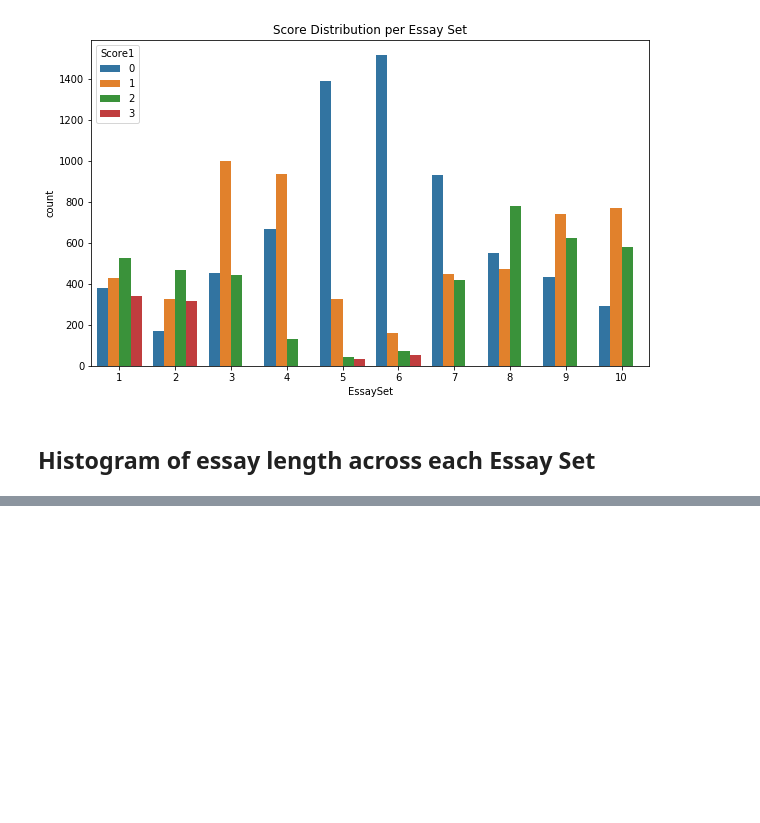
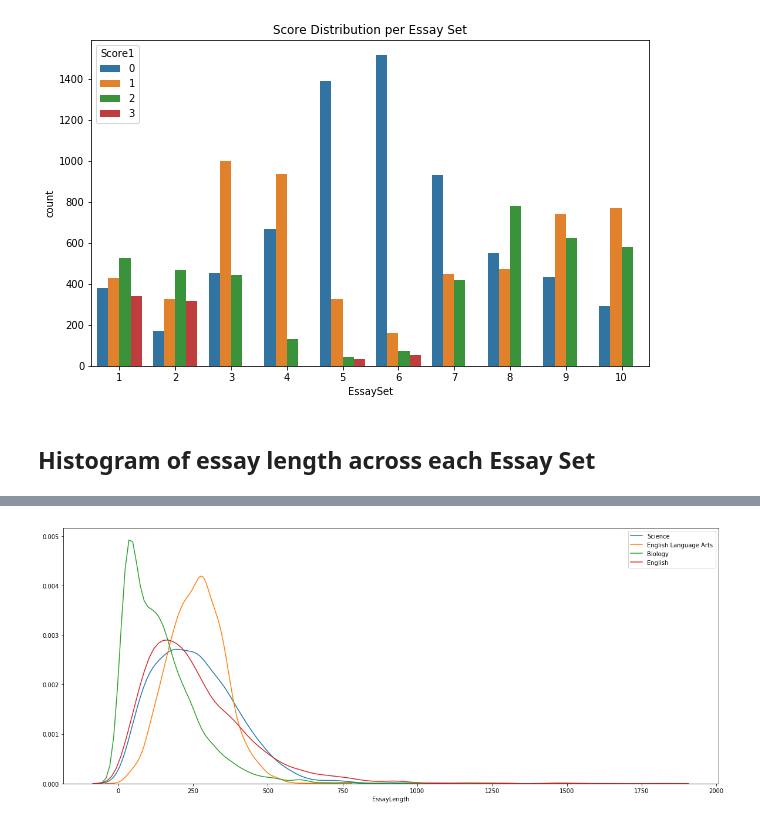
Before and after one commit to devanshi28/finalProject, a Jupyter notebook: experiments/1_Data.ipynb, the cells around one changed output, grey strips where cells are left out. Saved outputs shown, nothing was run; the diff lists cells and outputs as text; code cells hidden in the pictures; blank space fills up the shorter version.

```diff
--- a/experiments/1_Data.ipynb
+++ b/experiments/1_Data.ipynb
@@ -104,0 +152,10 @@ df.head()
+# %%
+plt.figure(figsize=(20,8))
+for i in df.essay_subject.unique():
+
+    mydf = df.loc[df.essay_subject == i]
+    sns.distplot(mydf['EssayLength'],hist=False, label= i)
+
+plt.show()
+# %% [output]
+[figure, added]
```
Also changed, not shown: parts of 11 cells of this notebook, 1 other file.
